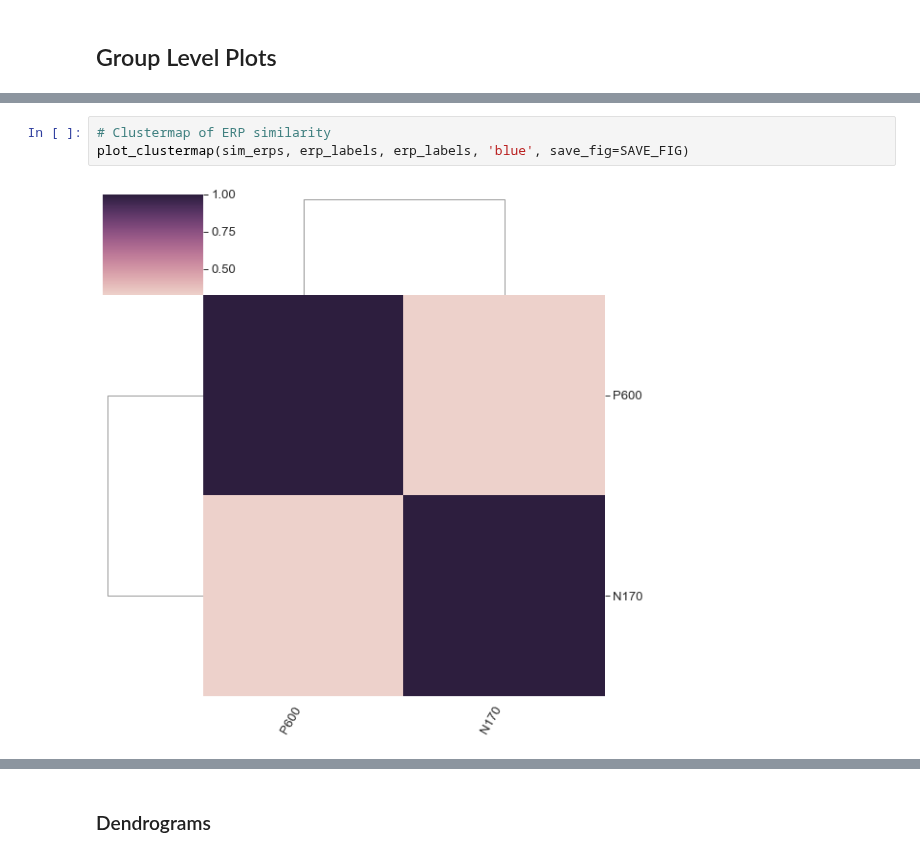
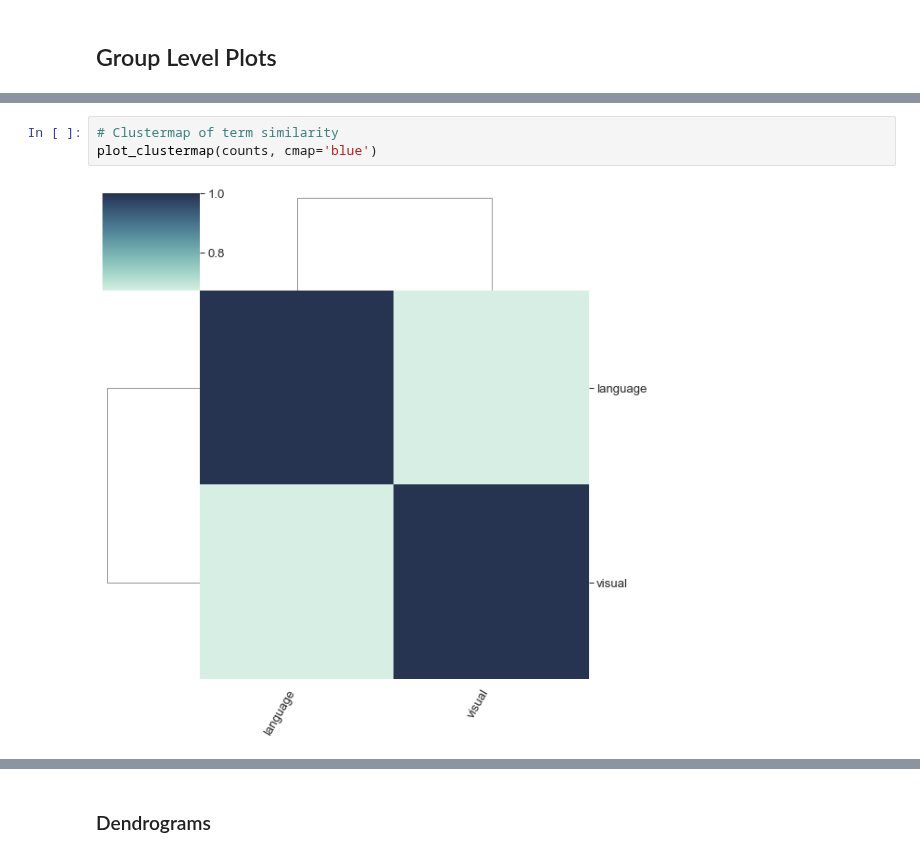
Before and after one commit to weblearn22/ERPscanr, a Jupyter notebook: notebooks/01-Counts.ipynb, the cells around one changed output, grey strips where cells are left out. Drawn from its saved outputs; the diff is of its cells as text.

```diff
--- a/notebooks/01-Counts.ipynb
+++ b/notebooks/01-Counts.ipynb
@@ -169,5 +165,5 @@ plot_clustermap(counts.score, term_labels, erp_labels, cmap='blue')
 # %%
-# Clustermap of ERP similarity
-plot_clustermap(sim_erps, erp_labels, erp_labels, 'blue', save_fig=SAVE_FIG)
+# Clustermap of term similarity
+plot_clustermap(counts, cmap='blue')
 # %% [output]
-[figure, old version]
+[figure, new version]
```
Also changed, not shown: parts of 27 cells of this notebook, 3 other files.
